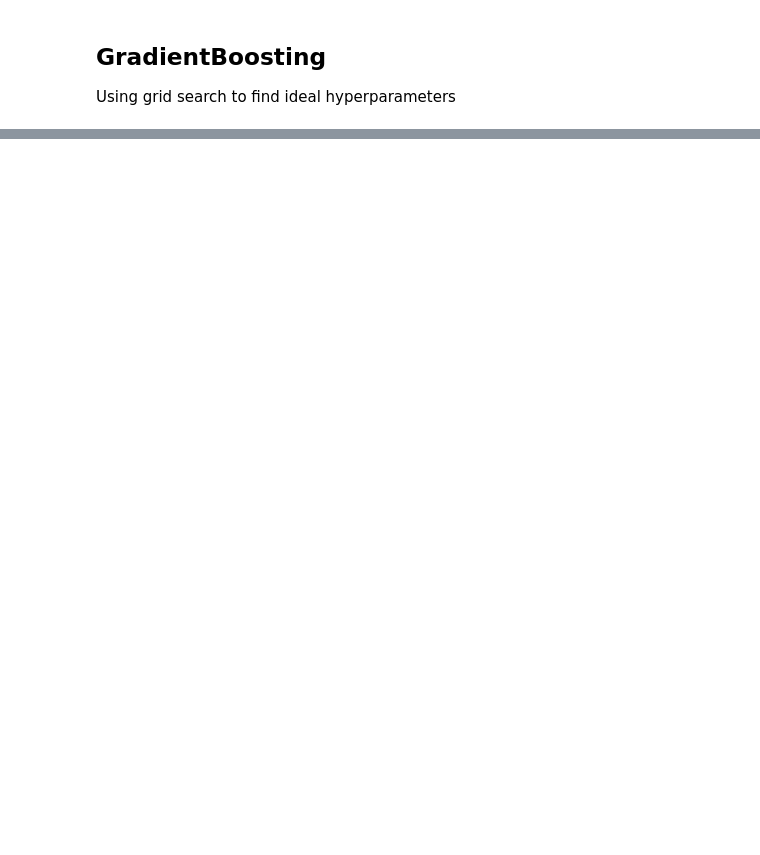
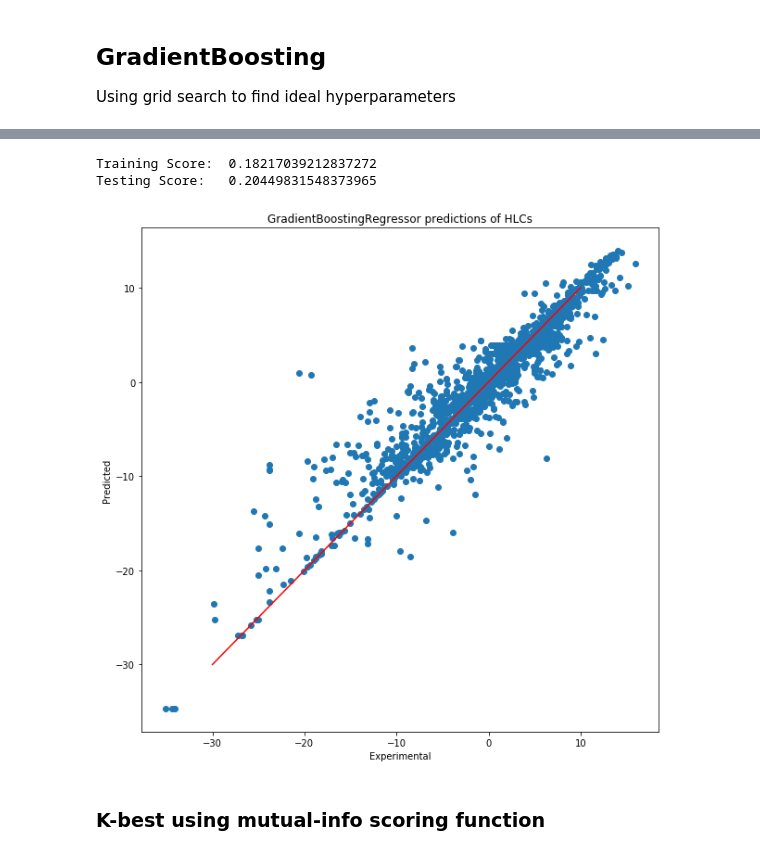
Before and after one commit to jtd1g16/HLCpredict, a Jupyter notebook: d_final_models.ipynb, the cells around one changed output, grey strips where cells are left out. Saved outputs shown, nothing was run; the diff lists cells and outputs as text; code cells hidden in the pictures; blank space fills up the shorter version.

```diff
--- a/d_final_models.ipynb
+++ b/d_final_models.ipynb
@@ -177,0 +168,19 @@ joblib.dump(grad_boost, 'gradientboosting_modelimportances_')
+# %%
+X_train, X_test, y_train, y_test = train_test_split(X[top_15_features_kbest], y, test_size=0.3)
+grad_boost = ensemble.GradientBoostingRegressor(learning_rate = 0.02,
+                                                loss = 'lad',
+                                                max_depth = 6,
+                                                max_features = 0.3,
+                                                min_samples_leaf = 3,
+                                                n_estimators = 1000)
+grad_boost.fit(X_train, y_train)
+
+exp_vs_calc_gbr_kbest_freg = produce_exp_vs_pred_df(top_15_features_kbest, grad_boost)
+# %%
+prediction_plot_scores(grad_boost, exp_vs_calc_gbr_kbest_freg)
+# %% [output]
+Training Score:  0.18217039212837272
+Testing Score:   0.20449831548373965
+[figure, added]
+# %% [markdown]
+### K-best using mutual-info scoring function
```
Also changed, not shown: parts of 23 cells of this notebook.
